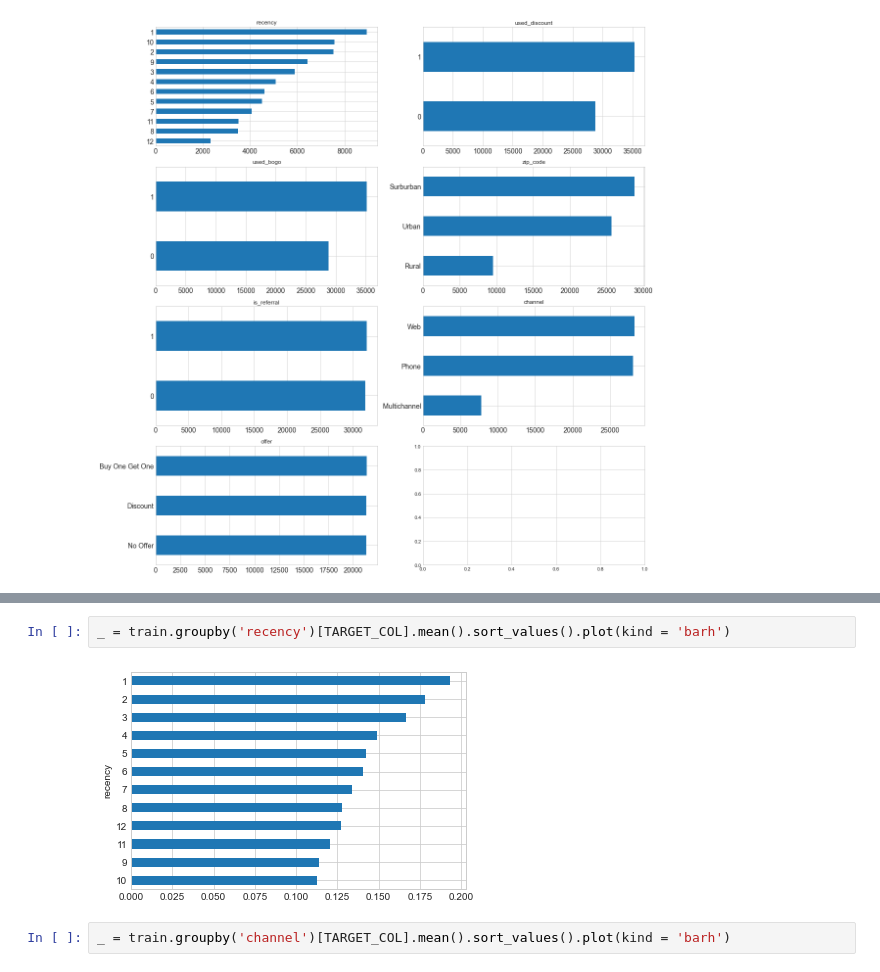
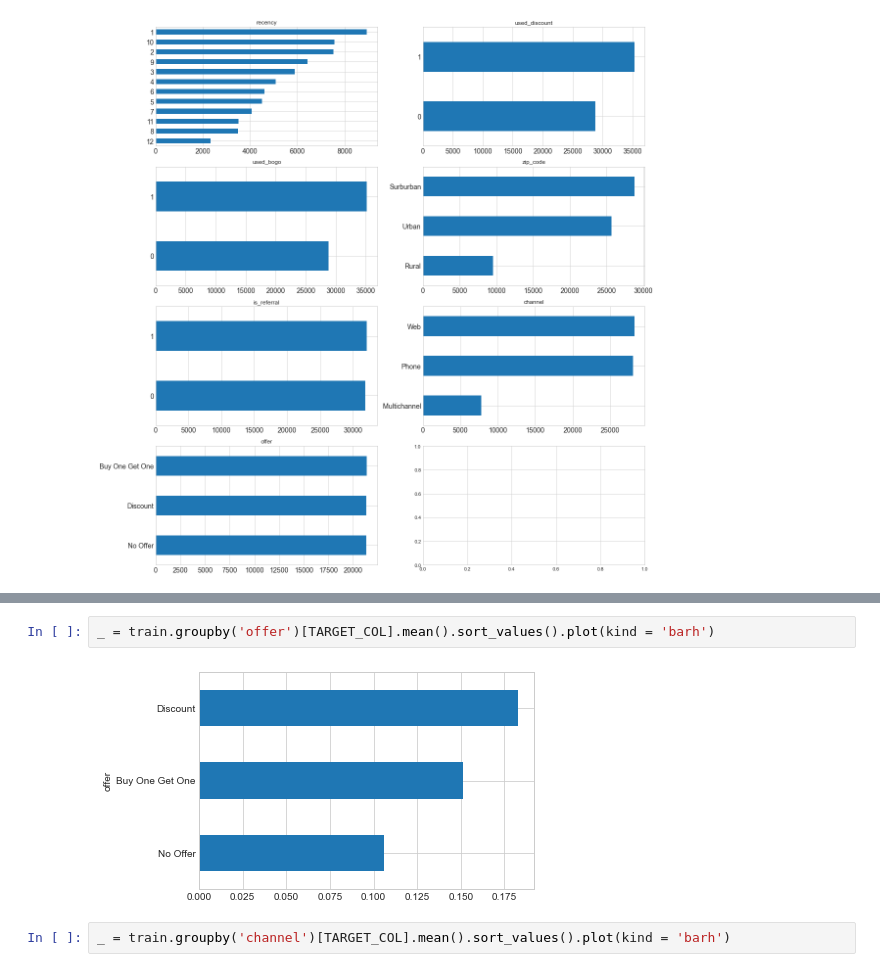
Before and after one commit to jkcg-learning/Marketing_Campaign_Predictor, a Jupyter notebook: Dataset_EDA_Basemodel.ipynb, the cells around one changed output, grey strips where cells are left out. Drawn from its saved outputs; the diff is of its cells as text.

```diff
--- a/Dataset_EDA_Basemodel.ipynb
+++ b/Dataset_EDA_Basemodel.ipynb
@@ -189,7 +246,7 @@ _ = plt.tight_layout()
 # %%
-_ = train.groupby('recency')[TARGET_COL].mean().sort_values().plot(kind = 'barh')
+_ = train.groupby('offer')[TARGET_COL].mean().sort_values().plot(kind = 'barh')
 # %% [output]
-[figure, old version]
+[figure, new version]
 # %%
 _ = train.groupby('channel')[TARGET_COL].mean().sort_values().plot(kind = 'barh')
 # %% [output]
```
Also changed, not shown: parts of 35 cells of this notebook.
